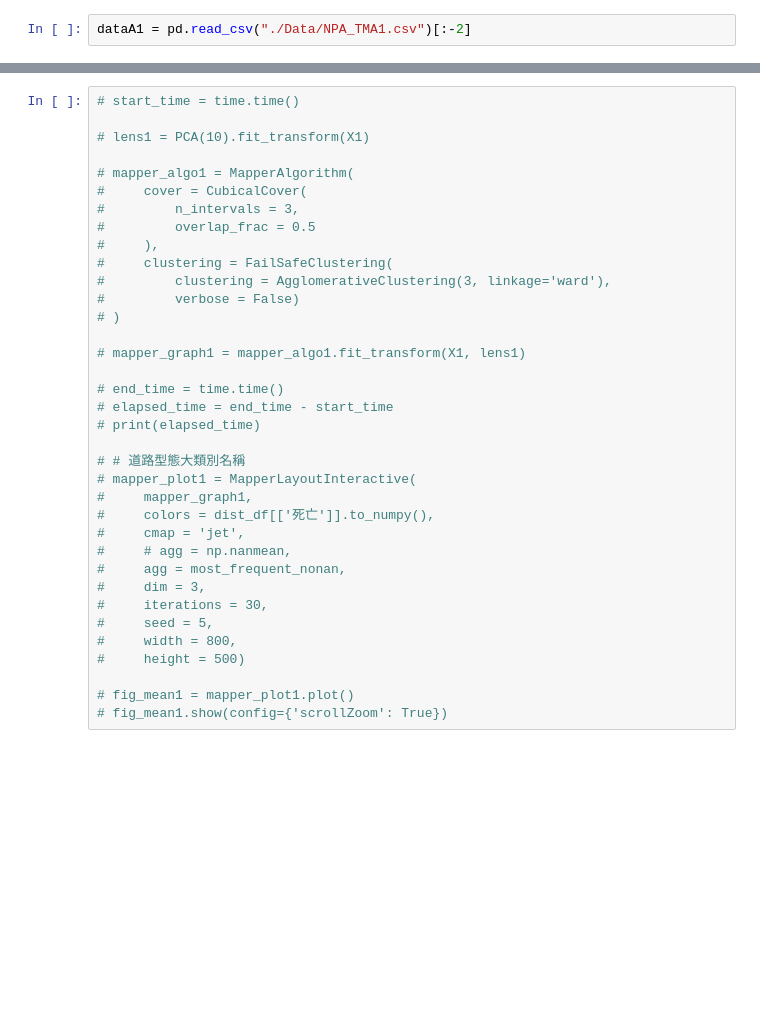
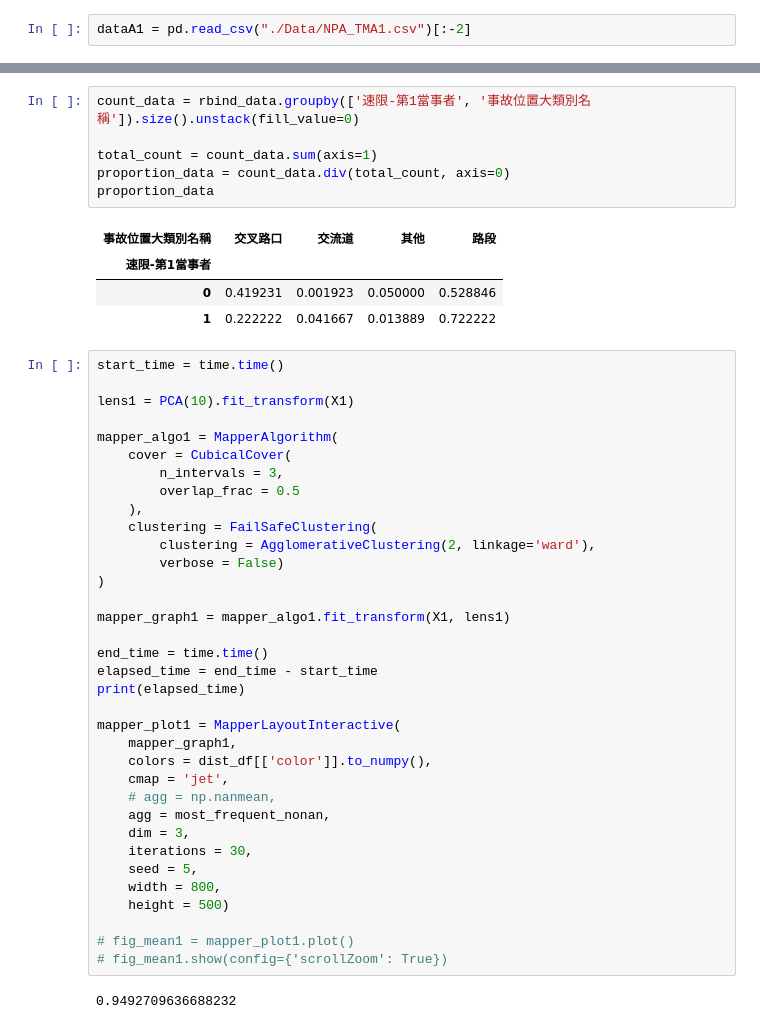
Before and after one commit to kennywang112/TrafficTDApython, a Jupyter notebook: A1_Mapper.ipynb, the cells around one changed output, grey strips where cells are left out. Cells and saved outputs as stored; diff of their text form; blank space fills up the shorter version.

```diff
--- a/A1_Mapper.ipynb
+++ b/A1_Mapper.ipynb
@@ -69,36 +104,48 @@ full_dist.head()
+# %%
+count_data = rbind_data.groupby(['速限-第1當事者', '事故位置大類別名稱']).size().unstack(fill_value=0)
+
+total_count = count_data.sum(axis=1)
+proportion_data = count_data.div(total_count, axis=0)
+proportion_data
+# %% [output]
+| 事故位置大類別名稱 | 交叉路口 | 交流道 | 其他 | 路段 |
+| 速限-第1當事者 |  |  |  |  |
+| 0 | 0.419231 | 0.001923 | 0.050000 | 0.528846 |
+| 1 | 0.222222 | 0.041667 | 0.013889 | 0.722222 |
 # %%
-# start_time = time.time()
+start_time = time.time()
 
-# lens1 = PCA(10).fit_transform(X1)
+lens1 = PCA(10).fit_transform(X1)
 
-# mapper_algo1 = MapperAlgorithm(
-#     cover = CubicalCover(
-#         n_intervals = 3,
-#         overlap_frac = 0.5
-#     ),
-#     clustering = FailSafeClustering(
-#         clustering = AgglomerativeClustering(3, linkage='ward'),
-#         verbose = False)
-# )
+mapper_algo1 = MapperAlgorithm(
+    cover = CubicalCover(
+        n_intervals = 3,
+        overlap_frac = 0.5
+    ),
+    clustering = FailSafeClustering(
+        clustering = AgglomerativeClustering(2, linkage='ward'),
+        verbose = False)
+)
 
-# mapper_graph1 = mapper_algo1.fit_transform(X1, lens1)
+mapper_graph1 = mapper_algo1.fit_transform(X1, lens1)
 
-# end_time = time.time()
-# elapsed_time = end_time - start_time
-# print(elapsed_time)
+end_time = time.time()
+elapsed_time = end_time - start_time
+print(elapsed_time)
 
-# # 道路型態大類別名稱
-# mapper_plot1 = MapperLayoutInteractive(
-#     mapper_graph1,
-#     colors = dist_df[['死亡']].to_numpy(),
-#     cmap = 'jet',
-#     # agg = np.nanmean,
-#     agg = most_frequent_nonan,
-#     dim = 3,
-#     iterations = 30,
-#     seed = 5,
-#     width = 800,
-#     height = 500)
+mapper_plot1 = MapperLayoutInteractive(
+    mapper_graph1,
+    colors = dist_df[['color']].to_numpy(),
+    cmap = 'jet',
+    # agg = np.nanmean,
+    agg = most_frequent_nonan,
+    dim = 3,
+    iterations = 30,
+    seed = 5,
+    width = 800,
+    height = 500)
 
 # fig_mean1 = mapper_plot1.plot()
 # fig_mean1.show(config={'scrollZoom': True})
+# %% [output]
+0.9492709636688232
```
Also changed, not shown: parts of 10 cells of this notebook, 7 other files.
